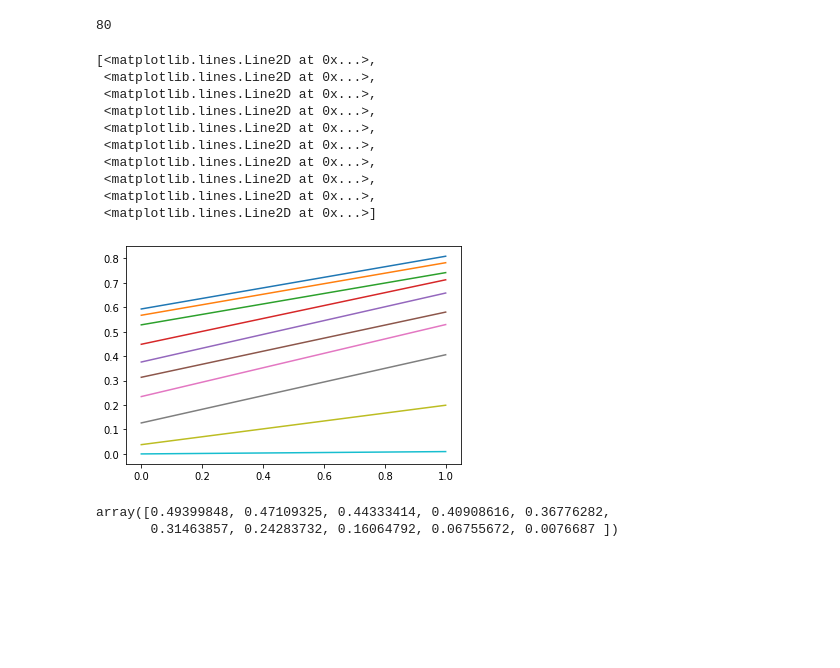
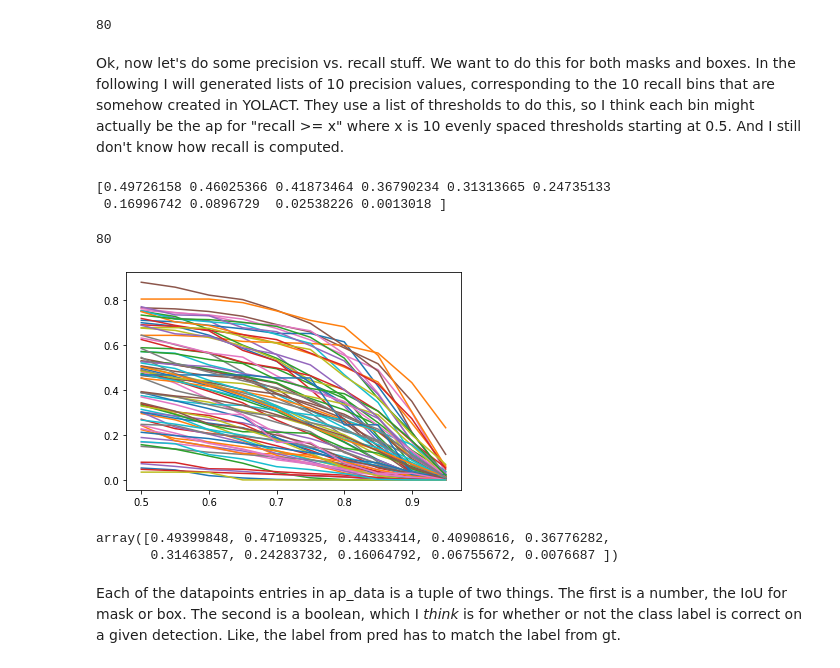
Before and after one commit to kogans1107/AR_yolact, a Jupyter notebook: what_mAP_numbers_mean.ipynb, the cells around one changed output. Cells and saved outputs as stored; diff of their text form; code cells hidden in the pictures; blank space fills up the shorter version.

```diff
--- a/what_mAP_numbers_mean.ipynb
+++ b/what_mAP_numbers_mean.ipynb
@@ -88,3 +94,7 @@ print(apdump.keys())
 # %% [output]
 <class 'dict'>
 dict_keys(['box', 'mask'])
+# %%
+apd = apdump['mask'][0][23]
+print(apd.get_ap())
+print('num_gt_positives is',apd.num_gt_positives)
@@ -187,6 +206,8 @@ classes
 len(apd['mask'][9])
 # %% [output]
 80
+# %% [markdown]
+Ok, now let's do some precision vs. recall stuff. We want to do this for both masks and boxes. In the following I will generated lists of 10 precision values, corresponding to the 10 recall bins that are somehow created in YOLACT. They use a list of thresholds to do this, so I think each bin might actually be the ap for "recall >= x" where x is 10 evenly spaced thresholds starting at 0.5. And I still don't know how recall is computed.
 # %%
 PvsRmask = []
 PvsRbox = []
@@ -194,20 +215,18 @@ PvsRbox = []
 for j in range(80):
     PvsRmask.append(np.asarray([apd['mask'][i][j].get_ap() for i in range(10)]))
     PvsRbox.append(np.asarray([apd['box'][i][j].get_ap() for i in range(10)]))
-# %%
-plt.plot(PvsRbox[3:5])
-# %% [output]
-[<matplotlib.lines.Line2D at 0x...>,
- <matplotlib.lines.Line2D at 0x...>,
- <matplotlib.lines.Line2D at 0x...>,
- <matplotlib.lines.Line2D at 0x...>,
- <matplotlib.lines.Line2D at 0x...>,
- <matplotlib.lines.Line2D at 0x...>,
- <matplotlib.lines.Line2D at 0x...>,
- <matplotlib.lines.Line2D at 0x...>,
- <matplotlib.lines.Line2D at 0x...>,
- <matplotlib.lines.Line2D at 0x...>]
-[figure, removed]
+# %%
+print(PvsRmask[0])
+len(PvsRmask)
+# %% [output]
+[0.49726158 0.46025366 0.41873464 0.36790234 0.31313665 0.24735133
+ 0.16996742 0.0896729  0.02538226 0.0013018 ]
+80
+# %%
+recall_bins = np.linspace(0.5,0.95,10)
+[plt.plot(recall_bins, pvr) for pvr in PvsRmask];
+# %% [output]
+[figure, added]
 # %%
 boxsum = np.zeros((10,))
 for j in range(80):
@@ -217,3 +236,5 @@ boxsum
 # %% [output]
 array([0.49399848, 0.47109325, 0.44333414, 0.40908616, 0.36776282,
        0.31463857, 0.24283732, 0.16064792, 0.06755672, 0.0076687 ])
+# %% [markdown]
+Each of the datapoints entries in ap_data is a tuple of two things. The first is a number, the IoU for mask or box. The second is a boolean, which I *think* is for whether or not the class label is correct on a given detection. Like, the label from pred has to match the label from gt.
```
Also changed, not shown: parts of 5 cells of this notebook, 6 other files.
